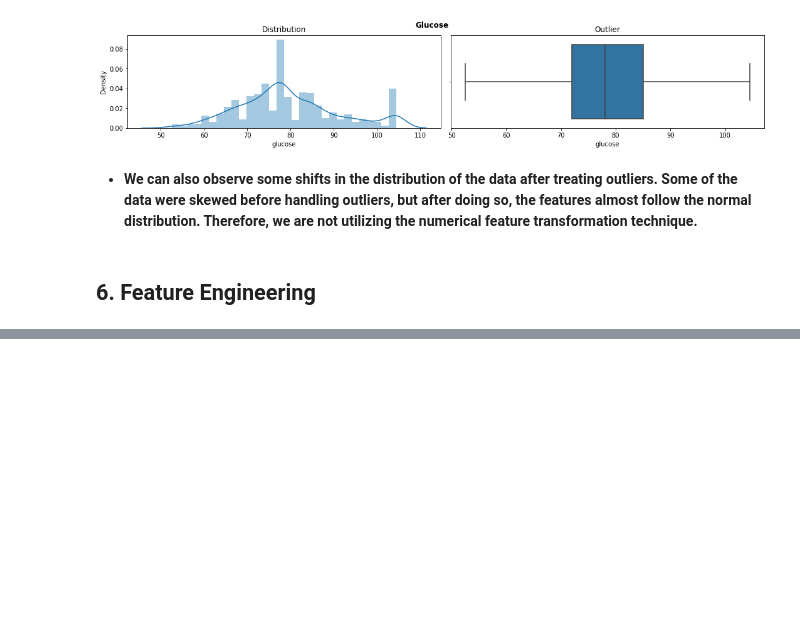
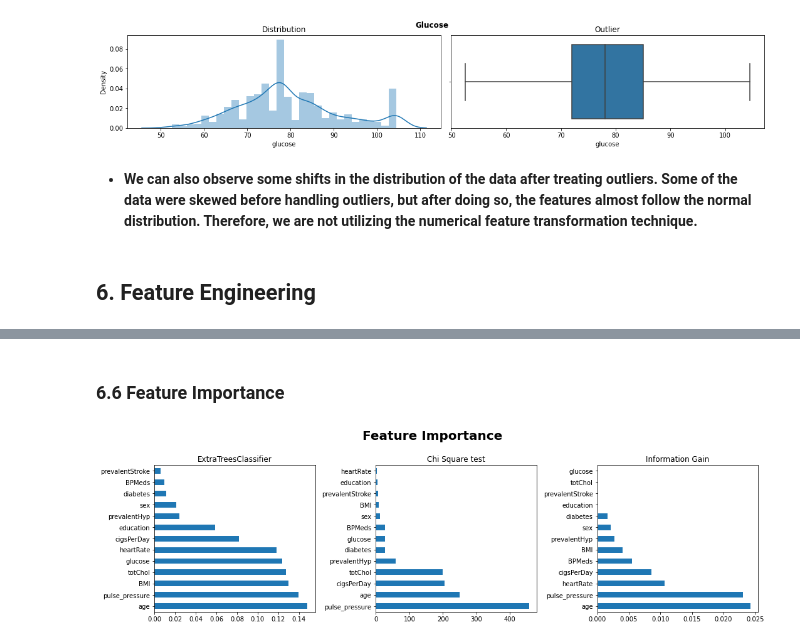
Before and after one commit to Navneet2409/cardiovascular-risk-prediction, a Jupyter notebook: Cardiovascular_Notebook_Navneet_Keshri.ipynb, the cells around one changed output, grey strips where cells are left out. Saved outputs shown, nothing was run; the diff lists cells and outputs as text; code cells hidden in the pictures; blank space fills up the shorter version.

```diff
--- a/Cardiovascular_Notebook_Navneet_Keshri.ipynb
+++ b/Cardiovascular_Notebook_Navneet_Keshri.ipynb
@@ -739,0 +809,11 @@ for col in numeric_features:
+# %%
+# importing libarary
+from sklearn.ensemble import ExtraTreesClassifier
+
+# model fitting
+model = ExtraTreesClassifier()
+model.fit(X,y)
+
+# ranking feature based on importance
+ranked_features = pd.Series(model.feature_importances_,index=X.columns)
+print(ranked_features.sort_values(ascending=False))
@@ -739,0 +839,12 @@ for col in numeric_features:
+# %%
+# importing libarary
+from sklearn.feature_selection import SelectKBest
+from sklearn.feature_selection import chi2
+
+# model fitting
+ordered_rank_features = SelectKBest(score_func=chi2, k='all')
+model = ordered_rank_features.fit(X,y)
+
+# ranking feature based on importance
+feature_imp = pd.Series(model.scores_,index=X.columns)
+feature_imp.sort_values(ascending=False)
@@ -739,0 +870,10 @@ for col in numeric_features:
+# %%
+# importing libarary
+from sklearn.feature_selection import mutual_info_classif
+
+# model fitting
+mutual_info = mutual_info_classif(X,y)
+
+# ranking feature based on importance.
+mutual_data = pd.Series(mutual_info, index=X.columns)
+mutual_data.sort_values(ascending=False)
@@ -739,0 +895,14 @@ for col in numeric_features:
+# %% [markdown]
+### **6.6 Feature Importance**
+# %%
+# plotting graph ---> Feature Importance
+fig, axs = plt.subplots(1,3, figsize=(15,4))
+
+ranked_features.sort_values(ascending=False).plot(kind='barh', title='ExtraTreesClassifier', ax=axs[0])
+feature_imp.sort_values(ascending=False).plot(kind='barh', title='Chi Square test', ax=axs[1])
+mutual_data.sort_values(ascending=False).plot(kind='barh', title='Information Gain', ax=axs[2])
+
+plt.suptitle('Feature Importance', fontsize=20, fontweight='bold', y=1.1)
+plt.tight_layout()
+# %% [output]
+[figure, added]
```
Also changed, not shown: parts of 75 cells of this notebook.
